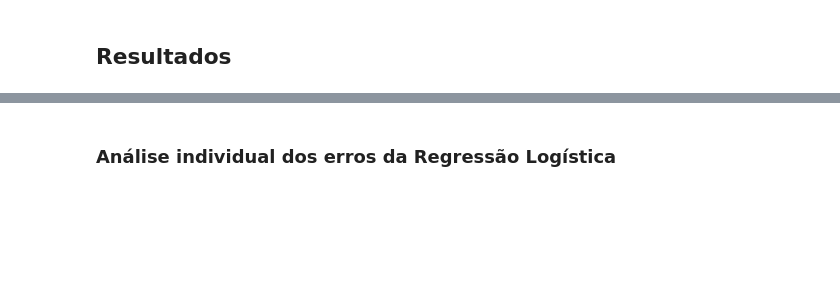
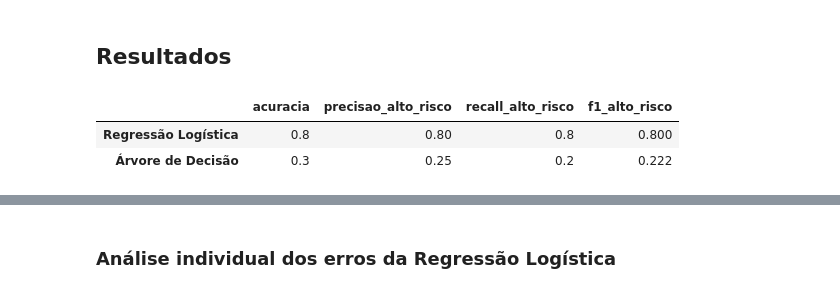
Before and after one commit to FabricioMouzer/fiap-segundo-ano-2026, a Jupyter notebook: fase-2/cardioia-diagnostico-automatizado/notebooks/classificador_risco_tfidf.ipynb, the cells around one changed output, grey strips where cells are left out. Cells and saved outputs as stored; diff of their text form; code cells hidden in the pictures; blank space fills up the shorter version.

```diff
--- a/fase-2/cardioia-diagnostico-automatizado/notebooks/classificador_risco_tfidf.ipynb
+++ b/fase-2/cardioia-diagnostico-automatizado/notebooks/classificador_risco_tfidf.ipynb
@@ -60,26 +92,36 @@ print(f"Treino: {len(X_treino)} | Teste: {len(X_teste)}")
 # %%
 modelos = {
     "Regressão Logística": LogisticRegression(max_iter=1000, random_state=SEMENTE),
     "Árvore de Decisão": DecisionTreeClassifier(max_depth=6, random_state=SEMENTE),
 }
 
 resultados = {}
 pipelines = {}
 for nome, modelo in modelos.items():
     pipeline = Pipeline([
         ("tfidf", TfidfVectorizer(ngram_range=(1, 2), min_df=1)),
         ("modelo", modelo),
     ])
     pipeline.fit(X_treino, y_treino)
     previsoes = pipeline.predict(X_teste)
     resultados[nome] = {
         "acuracia": accuracy_score(y_teste, previsoes),
         "relatorio": classification_report(y_teste, previsoes, output_dict=True, zero_division=0),
         "matriz": confusion_matrix(y_teste, previsoes, labels=["baixo risco", "alto risco"]),
     }
     pipelines[nome] = pipeline
 
-pd.DataFrame({nome: {"acuracia": item["acuracia"]} for nome, item in resultados.items()}).T
+tabela_metricas = pd.DataFrame({nome: {
+    "acuracia": item["acuracia"],
+    "precisao_alto_risco": item["relatorio"]["alto risco"]["precision"],
+    "recall_alto_risco": item["relatorio"]["alto risco"]["recall"],
+    "f1_alto_risco": item["relatorio"]["alto risco"]["f1-score"],
+} for nome, item in resultados.items()}).T
+tabela_metricas.round(3)
+# %% [output]
+|  | acuracia | precisao_alto_risco | recall_alto_risco | f1_alto_risco |
+| Regressão Logística | 0.8 | 0.80 | 0.8 | 0.800 |
+| Árvore de Decisão | 0.3 | 0.25 | 0.2 | 0.222 |
 # %%
 for nome, item in resultados.items():
     print(f"\n{nome} — acurácia: {item['acuracia']:.3f}")
```
Also changed, not shown: parts of 13 cells of this notebook, 40 other files.
